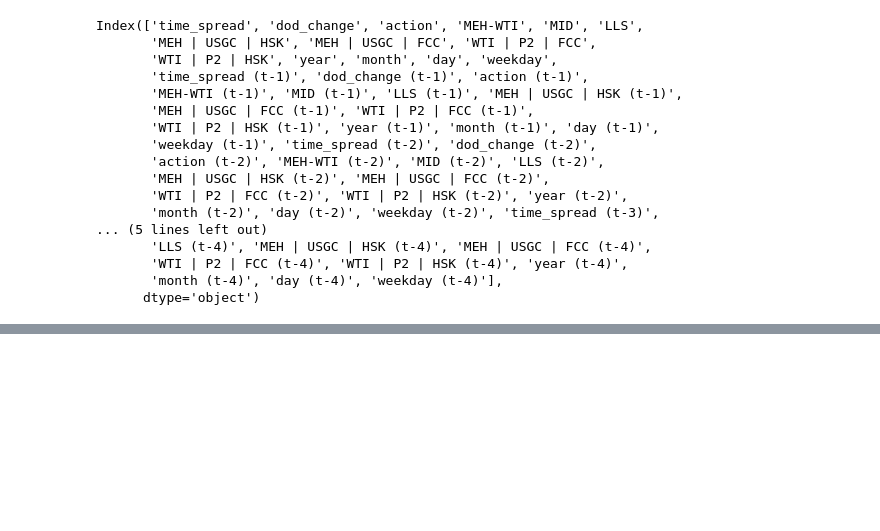
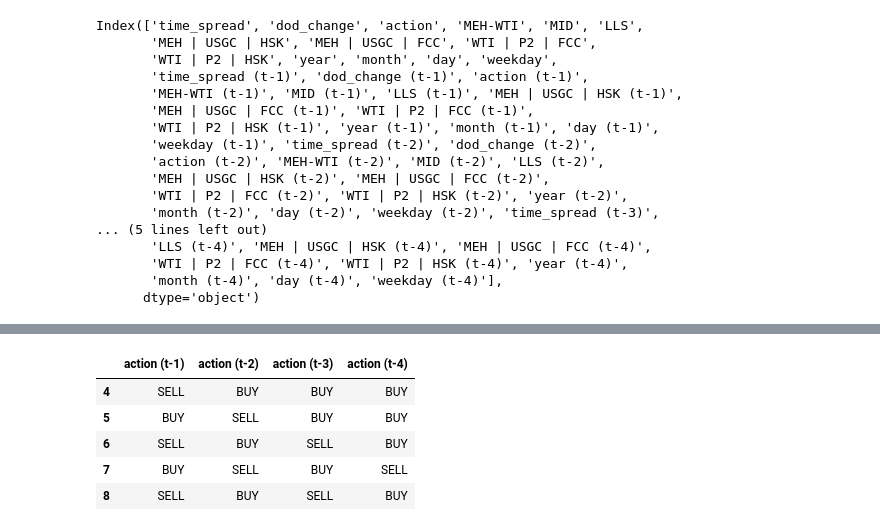
Before and after one commit to abu-rayyan/oil_futures, a Jupyter notebook: src/features_engineering.ipynb, the cells around one changed output, grey strips where cells are left out. Drawn from its saved outputs; the diff is of its cells as text; code cells hidden in the pictures; blank space fills up the shorter version.

```diff
--- a/src/features_engineering.ipynb
+++ b/src/features_engineering.ipynb
@@ -207,0 +256,2 @@ Name: action, Length: 704, dtype: object
+# %%
+df_lag = df_lag.dropna()
@@ -207,0 +278,3 @@ Name: action, Length: 704, dtype: object
+# %%
+df_input=df_lag.drop(columns='action',axis=1) # since these columns wer
+df_output=df_lag['action']
@@ -207,0 +283,9 @@ Name: action, Length: 704, dtype: object
+# %%
+df_cat.head()
+# %% [output]
+|  | action (t-1) | action (t-2) | action (t-3) | action (t-4) |
+| 4 | SELL | BUY | BUY | BUY |
+| 5 | BUY | SELL | BUY | BUY |
+| 6 | SELL | BUY | SELL | BUY |
+| 7 | BUY | SELL | BUY | SELL |
+| 8 | SELL | BUY | SELL | BUY |
```
Also changed, not shown: parts of 22 cells of this notebook.
